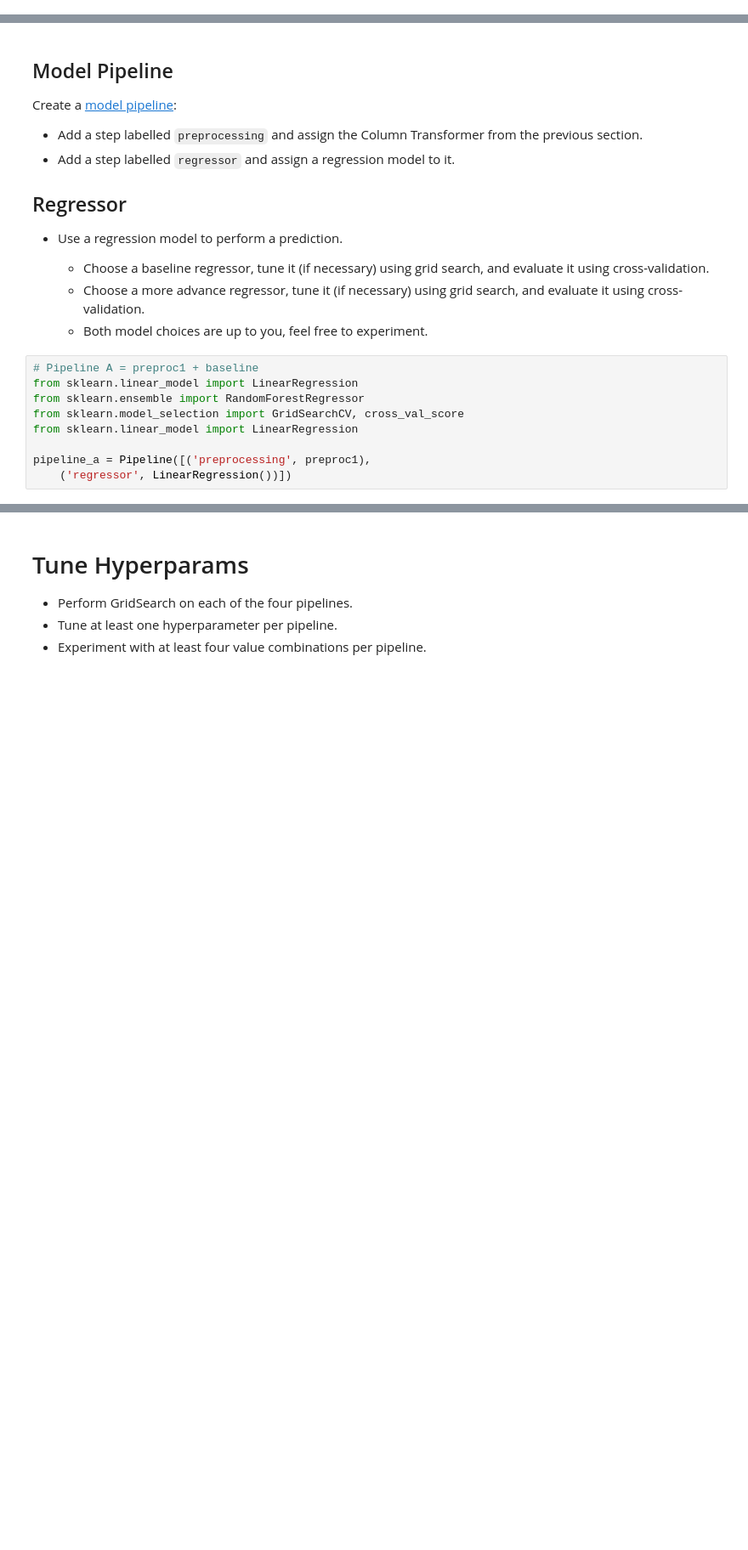
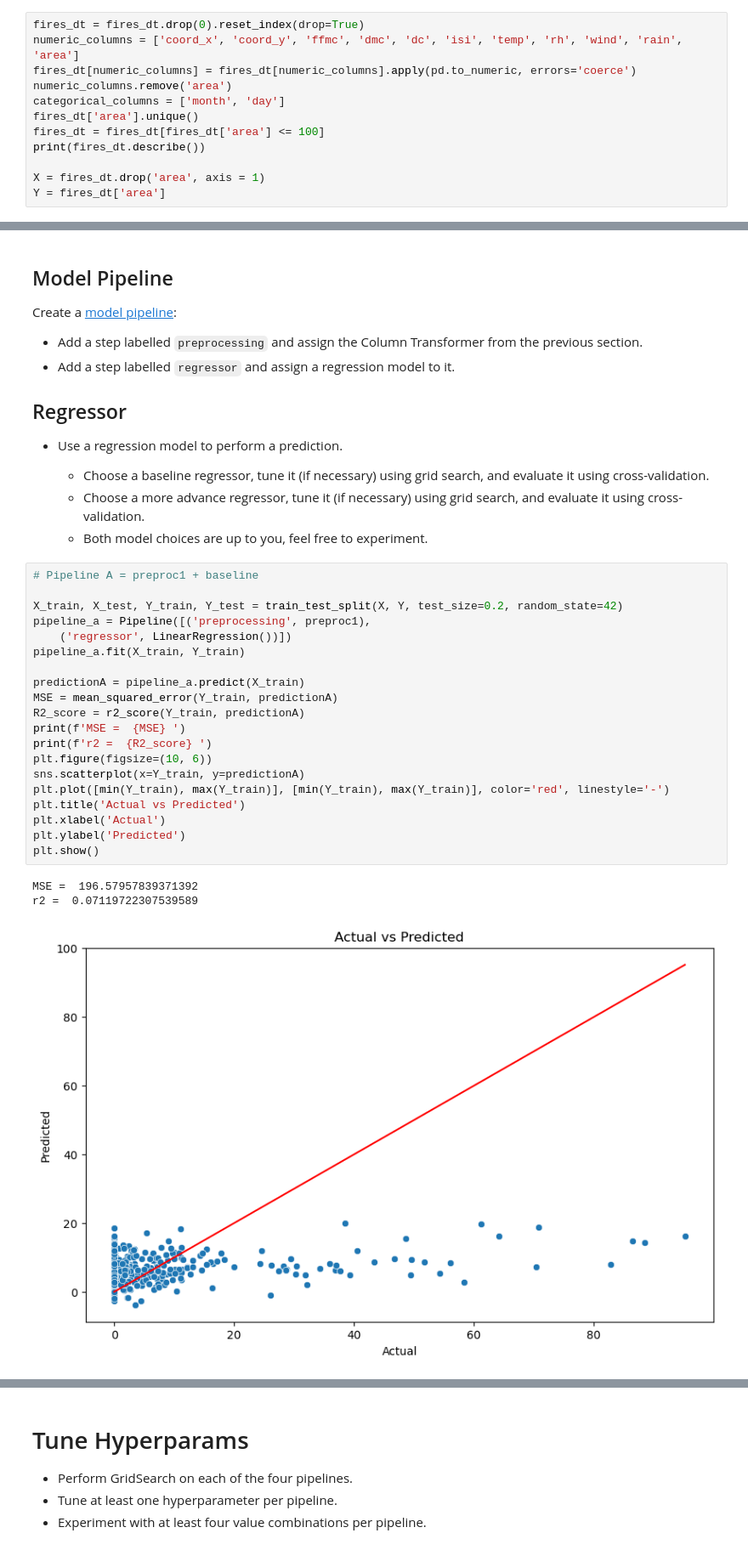
Before and after one commit to jimmyabou/scaling_to_production, a Jupyter notebook: 02_activities/assignments/assignment_3.ipynb, the cells around one changed output, grey strips where cells are left out. Shown at 85% size. Drawn from its saved outputs; the diff is of its cells as text; blank space fills up the shorter version.

```diff
--- a/02_activities/assignments/assignment_3.ipynb
+++ b/02_activities/assignments/assignment_3.ipynb
@@ -90,0 +99,12 @@ Y = fires_dt['area']
+# %%
+fires_dt = fires_dt.drop(0).reset_index(drop=True)
+numeric_columns = ['coord_x', 'coord_y', 'ffmc', 'dmc', 'dc', 'isi', 'temp', 'rh', 'wind', 'rain', 'area']
+fires_dt[numeric_columns] = fires_dt[numeric_columns].apply(pd.to_numeric, errors='coerce')
+numeric_columns.remove('area')
+categorical_columns = ['month', 'day']
+fires_dt['area'].unique()
+fires_dt = fires_dt[fires_dt['area'] <= 100]
+print(fires_dt.describe())
+
+X = fires_dt.drop('area', axis = 1)
+Y = fires_dt['area']
@@ -211,15 +238,30 @@ Create a [model pipeline](https://scikit-learn.org/stable/modules/generated/skle
     - Choose a baseline regressor, tune it (if necessary) using grid search, and evaluate it using cross-validation.
     - Choose a more advance regressor, tune it (if necessary) using grid search, and evaluate it using cross-validation.
     - Both model choices are up to you, feel free to experiment.
-# %%
-# Pipeline A = preproc1 + baseline
-from sklearn.linear_model import LinearRegression
-from sklearn.ensemble import RandomForestRegressor
-from sklearn.model_selection import GridSearchCV, cross_val_score
-from sklearn.linear_model import LinearRegression
-
-pipeline_a = Pipeline([('preprocessing', preproc1),
-    ('regressor', LinearRegression())])
+# %%
+# Pipeline A = preproc1 + baseline
+
+X_train, X_test, Y_train, Y_test = train_test_split(X, Y, test_size=0.2, random_state=42)
+pipeline_a = Pipeline([('preprocessing', preproc1),
+    ('regressor', LinearRegression())])
+pipeline_a.fit(X_train, Y_train)
+
+predictionA = pipeline_a.predict(X_train)
+MSE = mean_squared_error(Y_train, predictionA)
+R2_score = r2_score(Y_train, predictionA)
+print(f'MSE =  {MSE} ')
+print(f'r2 =  {R2_score} ')
+plt.figure(figsize=(10, 6))
+sns.scatterplot(x=Y_train, y=predictionA)
+plt.plot([min(Y_train), max(Y_train)], [min(Y_train), max(Y_train)], color='red', linestyle='-')
+plt.title('Actual vs Predicted')
+plt.xlabel('Actual')
+plt.ylabel('Predicted')
+plt.show()
+# %% [output]
+MSE =  196.57957839371392
+r2 =  0.07119722307539589
+[figure, added]
 # %%
 # Pipeline B = preproc2 + baseline
 pipeline_b = Pipeline([('preprocessing', preproc2),
```
Also changed, not shown: parts of 18 cells of this notebook, 1 other file.
